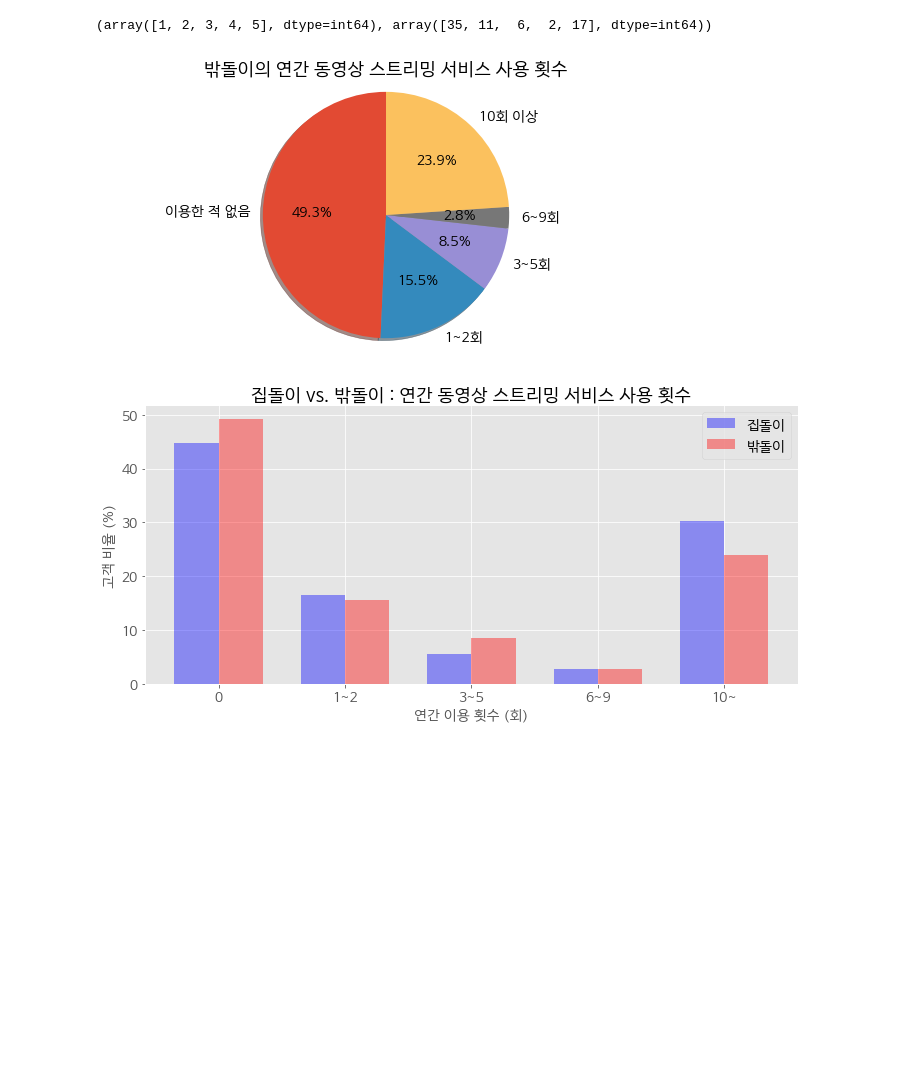
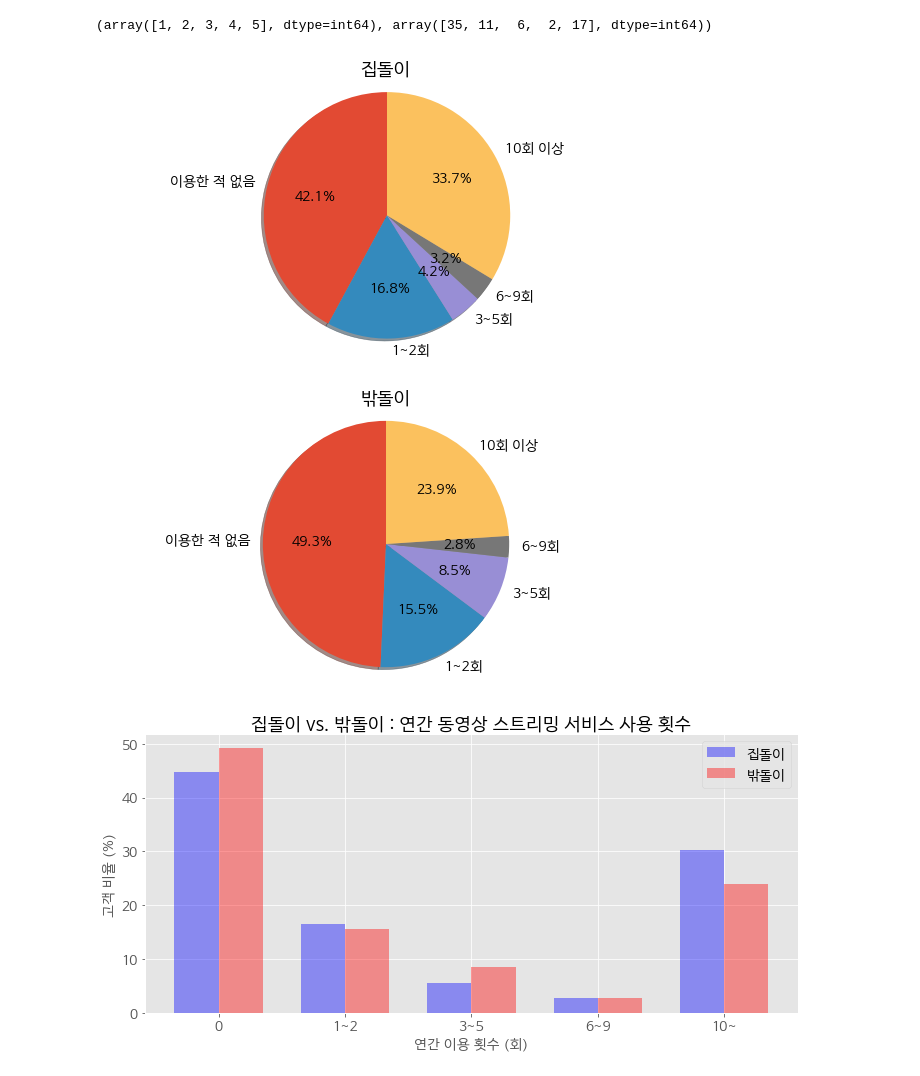
Before and after one commit to SOYNGPARK/shcard-summerschool, a Jupyter notebook: zipdol_survey20-23.ipynb, the cells around one changed output. Drawn from its saved outputs; the diff is of its cells as text; code cells hidden in the pictures; blank space fills up the shorter version.

```diff
--- a/zipdol_survey20-23.ipynb
+++ b/zipdol_survey20-23.ipynb
@@ -91,6 +91,18 @@ nozipdol.head()
 | 53 | Z3644273551ST | F | 1 | 1 | 1 | 1 | 1 | 1 | 1 | NaN | 2.0 | ... |
 | 62 | Z8833267411ST | F | 1 | 3 | 1 | 1 | 1 | 1 | 1 | NaN | 2.0 | ... |
 | 73 | Z3644235191ST | M | 3 | 2 | 1 | 1 | 1 | 1 | 1 | NaN | 2.0 | ... |
+# %%
+def piechart(title, labels, sizes) :
+
+    fig1, ax1 = plt.subplots(figsize=(10,5))
+    ax1.pie(sizes,labels=labels, autopct='%1.1f%%',
+            shadow=True, startangle=90, textprops={'fontsize': 14})
+    ax1.axis('equal')
+    ax1.set_title(title, loc='center', fontsize=18)
+
+    plt.show()
+
+    return None
 # %% [markdown]
 ## 집돌이들은 동영상 스트리밍 서비스를 밖돌이보다 더 자주 이용할까?
 # %% [markdown]
@@ -127,19 +123,3 @@ num_nozip, count_nozip = np.unique(nozipdol['Q20'], return_counts=True)
 num_nozip, count_nozip
 # %% [output]
 (array([1, 2, 3, 4, 5], dtype=int64), array([35, 11,  6,  2, 17], dtype=int64))
-# %%
-# Pie chart, where the slices will be ordered and plotted counter-clockwise:
-labels = ['이용한 적 없음', '1~2회', '3~5회', '6~9회', '10회 이상']
-sizes = count_nozip
-
-#explode = (0, 0.1, 0, 0)  # only "explode" the 2nd slice (i.e. 'Hogs')
-
-fig1, ax1 = plt.subplots(figsize=(10,5))
-ax1.pie(sizes,labels=labels, autopct='%1.1f%%',
-        shadow=True, startangle=90, textprops={'fontsize': 14})
-ax1.axis('equal')  # Equal aspect ratio ensures that pie is drawn as a circle.
-ax1.set_title('밖돌이의 연간 동영상 스트리밍 서비스 사용 횟수', fontsize=18)
-
-plt.show()
-# %% [output]
-[figure, removed]
@@ -146,3 +128,9 @@ plt.show()
+# %%
+piechart('집돌이',labels ,count_zip)
+piechart('밖돌이',labels ,count_nozip)
+# %% [output]
+[figure, added]
+[figure, added]
 # %%
 n_groups = 5
 
```
Also changed, not shown: parts of 9 cells of this notebook.
